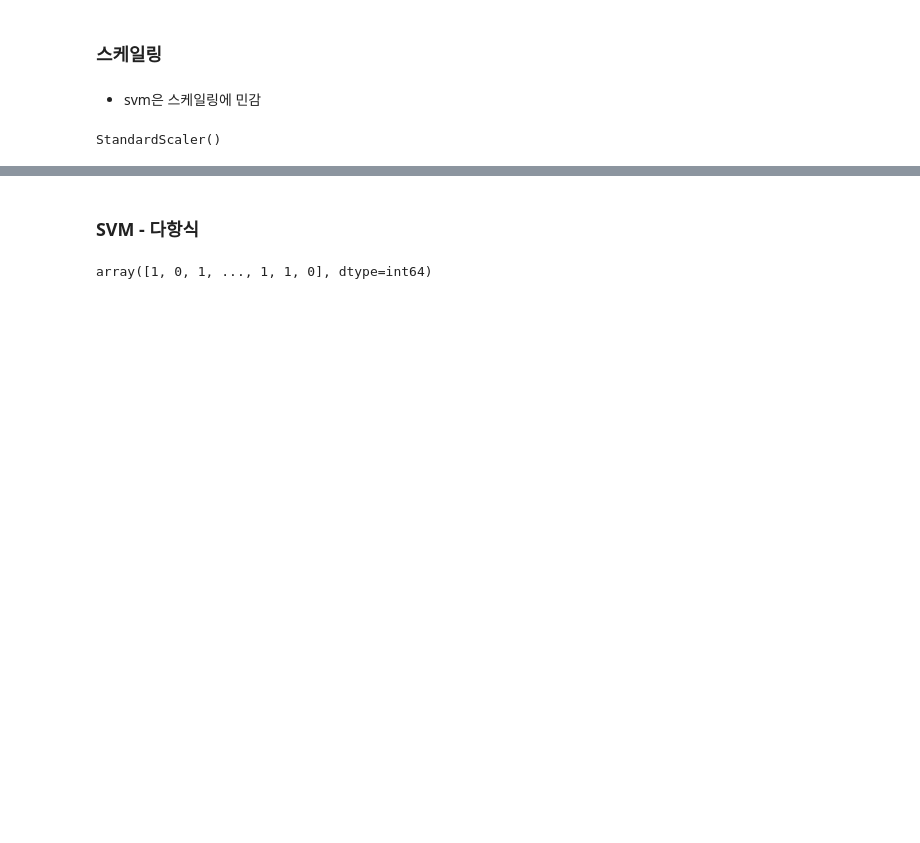
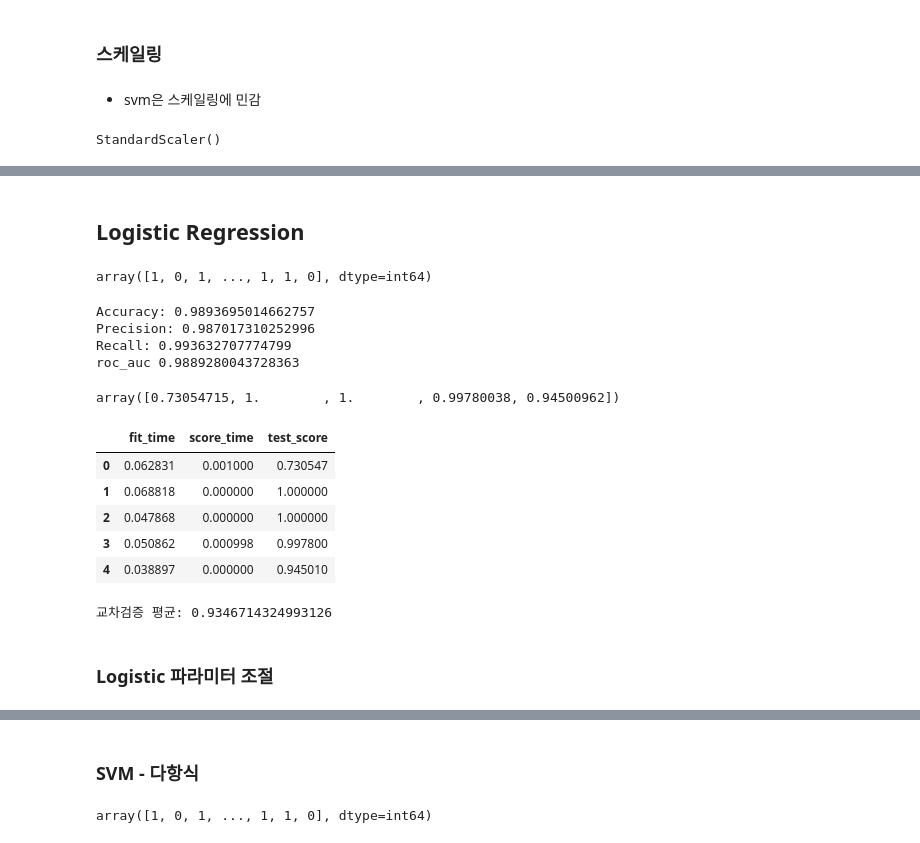
Before and after one commit to SungaHwang/ML_practice, a Jupyter notebook: SVM_RiceTypeClassification.ipynb, the cells around one changed output, grey strips where cells are left out. Cells and saved outputs as stored; diff of their text form; code cells hidden in the pictures; blank space fills up the shorter version.

```diff
--- a/SVM_RiceTypeClassification.ipynb
+++ b/SVM_RiceTypeClassification.ipynb
@@ -203,0 +212,9 @@ print('교차검증 평균:', scores.mean())
+# %%
+params={'C':[0.1, 1, 10, 100, 1000],
+        'kernel':['linear','poly','rbf','sigmoid'],
+        'gamma':[1, 0.1, 0.01, 0.001, 0.0001]}
+# %%
+grid_svm = GridSearchCV(svm, param_grid = params, scoring = 'accuracy', cv=3)
+grid_svm.fit(X_train, y_train)
+print('최적 하이퍼 파라미터:{0}, 최적 평균 정확도:{1:.3f}'.format(grid_svm.best_params_,
+                                                 grid_svm.best_score_))
@@ -203,0 +238,46 @@ print('교차검증 평균:', scores.mean())
+# %% [markdown]
+## Logistic Regression
+# %%
+lr = LogisticRegression()
+lr.fit(X_train, y_train)
+lr_pred = lr.predict(X_test)
+# %%
+lr_pred
+# %% [output]
+array([1, 0, 1, ..., 1, 1, 0], dtype=int64)
+# %%
+#정확도
+print("Accuracy:",mt.accuracy_score(y_test, lr_pred))
+#정밀도
+print("Precision:",mt.precision_score(y_test, lr_pred))
+#재현율
+print("Recall:",mt.recall_score(y_test, lr_pred))
+#ROC_AUC
+print("roc_auc",mt.roc_auc_score(y_test, lr_pred))
+# %% [output]
+Accuracy: 0.9893695014662757
+Precision: 0.987017310252996
+Recall: 0.993632707774799
+roc_auc 0.9889280043728363
+# %%
+from sklearn.model_selection import cross_val_score, cross_validate
+
+scores = cross_val_score(lr, data_scaled, target, cv=5)
+scores
+# %% [output]
+array([0.73054715, 1.        , 1.        , 0.99780038, 0.94500962])
+# %%
+pd.DataFrame(cross_validate(lr,data_scaled,target, cv=5))
+# %% [output]
+|  | fit_time | score_time | test_score |
+| 0 | 0.062831 | 0.001000 | 0.730547 |
+| 1 | 0.068818 | 0.000000 | 1.000000 |
+| 2 | 0.047868 | 0.000000 | 1.000000 |
+| 3 | 0.050862 | 0.000998 | 0.997800 |
+| 4 | 0.038897 | 0.000000 | 0.945010 |
+# %%
+print('교차검증 평균:', scores.mean())
+# %% [output]
+교차검증 평균: 0.9346714324993126
+# %% [markdown]
+### Logistic 파라미터 조절
```
Also changed, not shown: parts of 63 cells of this notebook.
